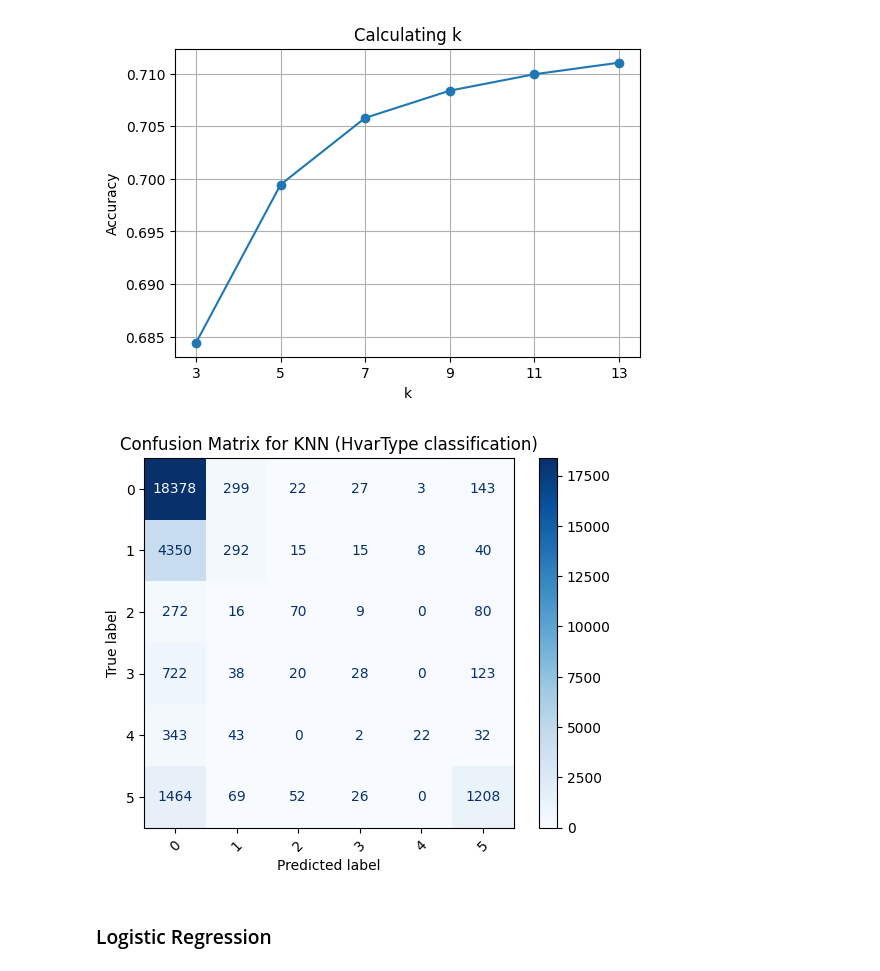
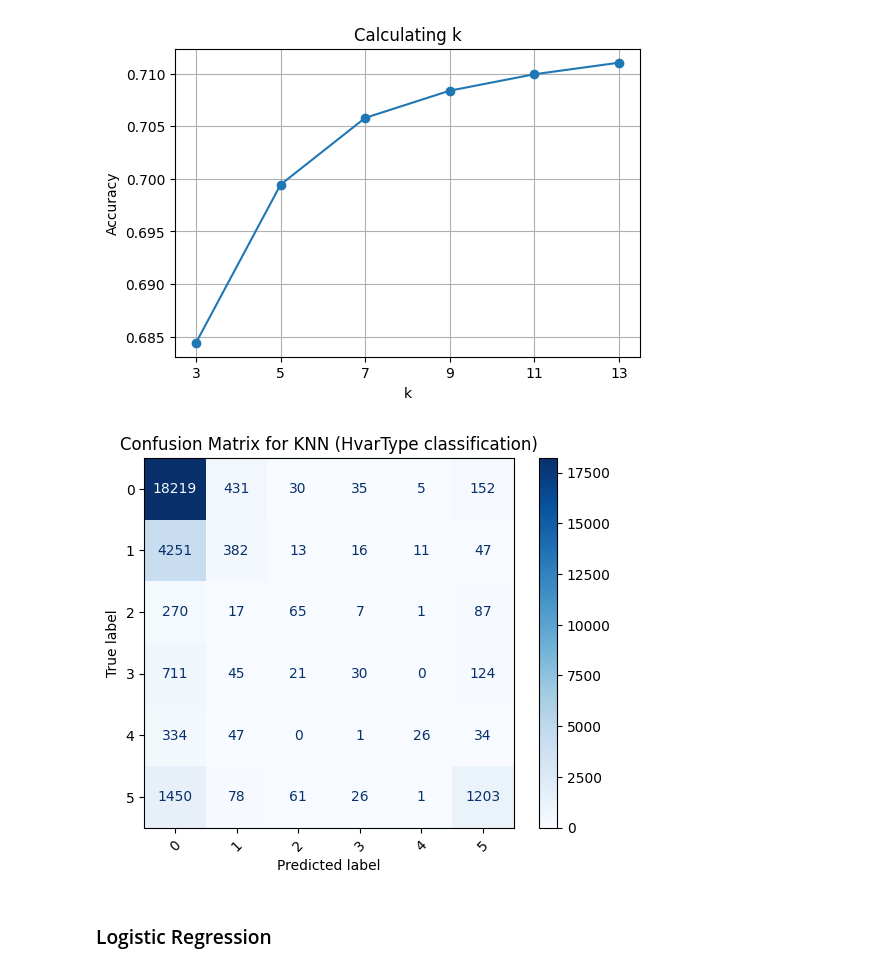
Before and after one commit to dinarazhorabek/astronomy_data_analysis, a Jupyter notebook: Hipparcos_Clustering_Starter.ipynb, the cells around one changed output. Saved outputs shown, nothing was run; the diff lists cells and outputs as text; code cells hidden in the pictures.

```diff
--- a/Hipparcos_Clustering_Starter.ipynb
+++ b/Hipparcos_Clustering_Starter.ipynb
@@ -429,12 +417,11 @@ from sklearn.linear_model import LogisticRegression
 # %%
 features = ["Plx","Vmag","BTmag","VTmag","B-V","V-I","Hpmag","HvarType"]
 data = df_clean[features].dropna(axis=0)
-data = data[data['HvarType'].notna() & (data['HvarType'].astype(str).str.strip() != '')]
+data = data[data['HvarType'].notna() & (data['HvarType'].astype(str).str.strip() != 'Unknown')]
 data1 = data.drop(["HvarType"],axis=1).copy()
 
-data1.shape
+# data1.shape
 data['HvarType'].value_counts()
-# X = df[features].values
 # %% [output]
 HvarType
 C    37744
@@ -475,17 +464,17 @@ plt.show()
 # %% [output]
 [figure]
 # %%
-knn_best = KNeighborsClassifier(n_neighbors=9)
+knn_best = KNeighborsClassifier(n_neighbors=7)
 knn_best.fit(X_train, Y_train)
 y_pred = knn_best.predict(X_test)
 
 cm = confusion_matrix(Y_test, y_pred)
 disp = ConfusionMatrixDisplay(confusion_matrix=cm)
 disp.plot(cmap='Blues', xticks_rotation=45)
 plt.title("Confusion Matrix for KNN (HvarType classification)")
 plt.show()
 # %% [output]
-[figure, old version]
+[figure, new version]
 # %% [markdown]
 ### Logistic Regression
 # %%
```
Also changed, not shown: parts of 13 cells of this notebook.
